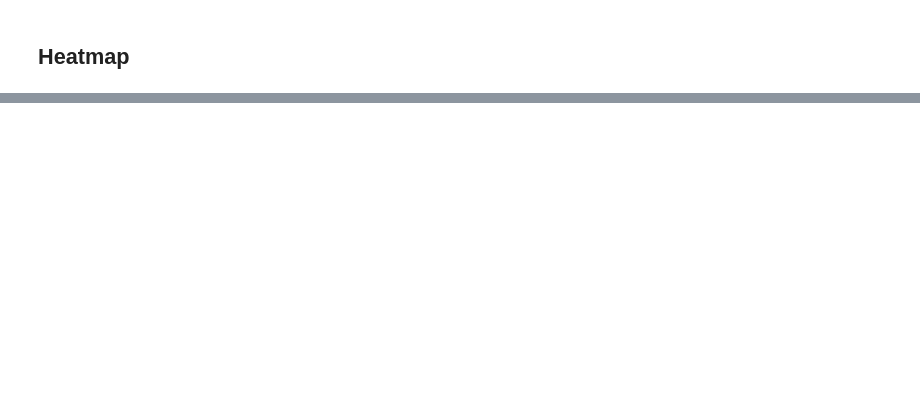
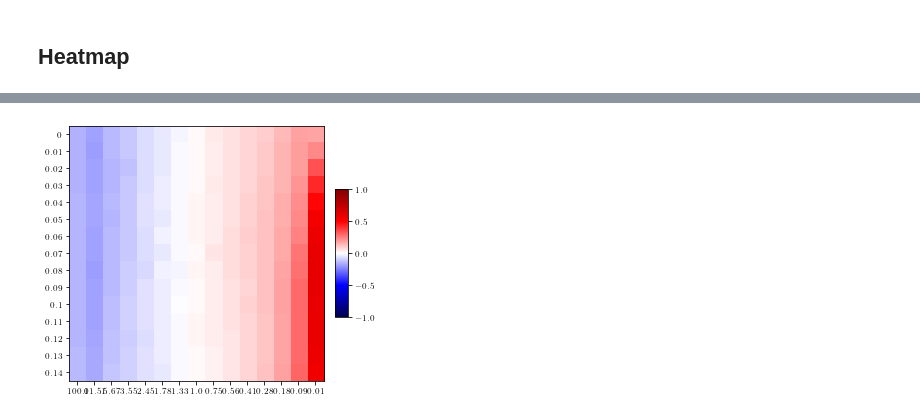
Before and after one commit to KatharinaBracher/GCCM, a Jupyter notebook: gccm_python/nobound_DiffusionMean.ipynb, the cells around one changed output, grey strips where cells are left out. Saved outputs shown, nothing was run; the diff lists cells and outputs as text; code cells hidden in the pictures; blank space fills up the shorter version.

```diff
--- a/gccm_python/nobound_DiffusionMean.ipynb
+++ b/gccm_python/nobound_DiffusionMean.ipynb
@@ -833,15 +825,2 @@ plt.savefig('plots_paper/diff_c01_1_ori.pdf', bbox_inches='tight')
 # %% [markdown]
 ## Heatmap
-# %%
-diff_mean = []
-for c in c_list:
-    for (a1, a2) in a_list:
-        filename = 'diffusion_results_paper/c'+c+_'a1'+a1+'_a2'+a2+'.pkl'
-        with open(filename, 'rb') as pickle_file:
-        results = pickle.load(pickle_file)
-        diff = []
-        for k in results_diff10.keys():
-            gccm_result = results[k]['convergence']
-            x_xmap_y, y_xmap_x = get_mean(gccm_result, [100])
-            diff.append(y_xmap_x-x_xmap_y)
-        diff_mean.append(np.array(diff).mean(axis=0))
@@ -848,3 +829,22 @@ for c in c_list:
+# %%
+with open('diffusion_results_paper/results.pkl', 'rb') as pickle_file:
+    results = pickle.load(pickle_file)
 # %%
-run_grid()
+diff_map = {}
+
+for i in results['results_map'].keys():
+    c = results['meta'][i][2]
+    a1 = results['meta'][i][3]
+    a2 = results['meta'][i][4]
+    results['results_map']
+
+    sample = results['results_map'][i]
+    diff = []
+    for k in sample.keys():
+        result_L = sample[k]['gccm']
+        x_xmap_y, y_xmap_x = get_mean(result_L, [100])
+        diff.append(y_xmap_x-x_xmap_y)
+    diff_map[i] = np.array(diff).mean()
+
+    print(c, a1/a2, np.array(diff).mean())
 # %% [output]
@@ -1022,0 +896,13 @@ ServerApp.rate_limit_window=3.0 (secs)
+# %%
+fig, ax = plt.subplots(1,1, figsize=(5,5))
+p = plt.imshow(np.array(list(diff_map.values())).reshape(len(c_list), a_list.shape[0]),
+               cmap='seismic', vmin=-1, vmax=1)
+
+ax.set_xticks(np.arange(a_ratio.shape[0]))
+ax.set_xticklabels(a_ratio.round(2))
+ax.set_yticks(np.arange(len(c_list)))
+ax.set_yticklabels(c_list)
+
+cbar = fig.colorbar(p, fraction=0.046, pad=0.04, aspect=10)
+# %% [output]
+[figure, added]
```
Also changed, not shown: parts of 12 cells of this notebook, 11 other files.
